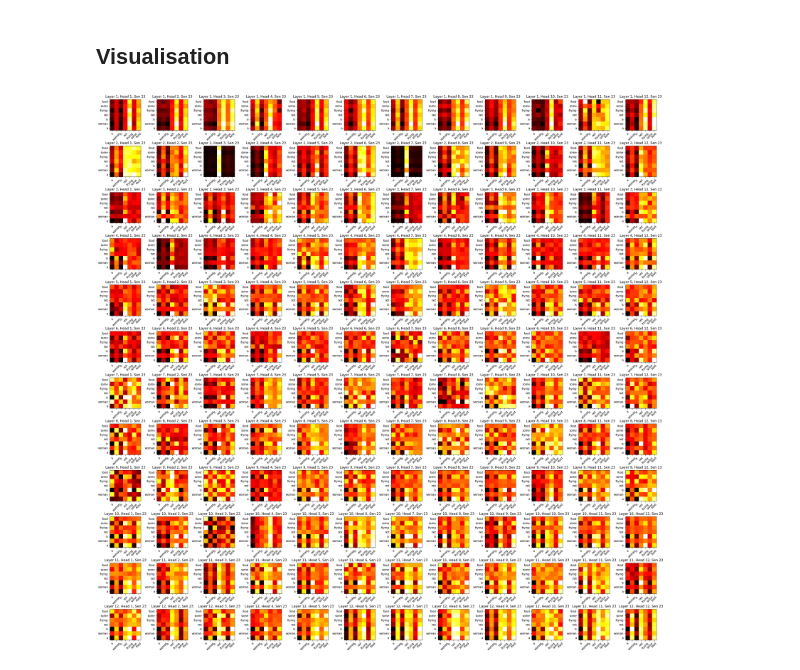
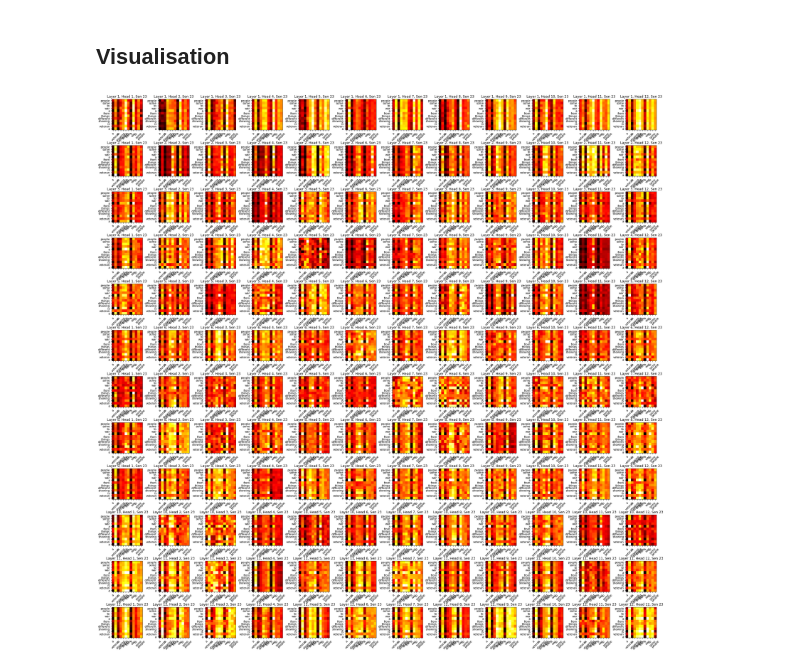
Before and after one commit to Serbernari/NNTI_project, a Jupyter notebook: task3/Task3.ipynb, the cells around one changed output. Cells and saved outputs as stored; diff of their text form; code cells hidden in the pictures.

```diff
--- a/task3/Task3.ipynb
+++ b/task3/Task3.ipynb
@@ -457,7 +366,7 @@ sent_B_mh_att_matrix = best_model.sent_B_mh_att_matrix
 # %%
 # for i in range(len(tokenized_sen1)):
 #     plot_attention_maps(sent1, sent_A_mh_att_matrix, i)
 #     plot_attention_maps(sent2, sent_B_mh_att_matrix, i)
-plot_attention_maps(sent1, sent_A_mh_att_matrix, 23, save=True, use_words=True)
+plot_attention_maps(sent1, sent_A_mh_att_matrix, 23, save=False, use_words=True, sick_data=sick_data)
 # %% [output]
-[figure, old version]
+[figure, new version]
```
Also changed, not shown: parts of 18 cells of this notebook, 8 other files.
